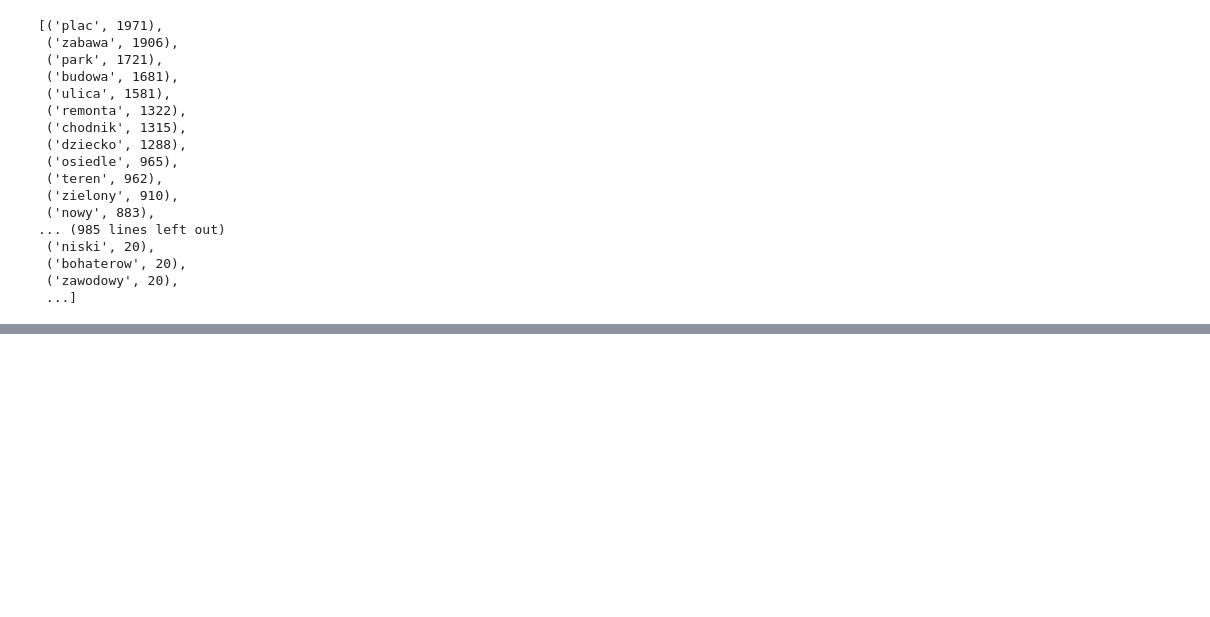
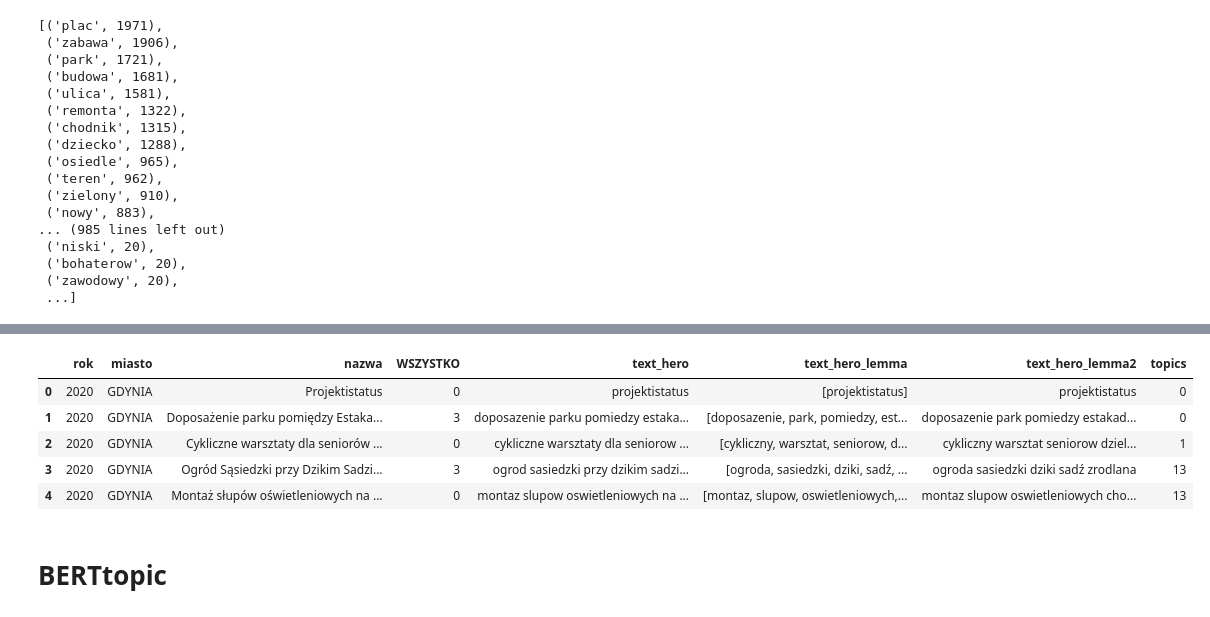
Before and after one commit to malowana/NLP_budzet_obywatelski, a Jupyter notebook: Budzet_obywatelski.ipynb, the cells around one changed output, grey strips where cells are left out. Cells and saved outputs as stored; diff of their text form; code cells hidden in the pictures; blank space fills up the shorter version.

```diff
--- a/Budzet_obywatelski.ipynb
+++ b/Budzet_obywatelski.ipynb
@@ -223,0 +182,5 @@ cnt.most_common()
+# %%
+processed_docs = df['text_hero_lemma']
+# %%
+vocab = gensim.corpora.Dictionary(processed_docs)
+len(vocab)
@@ -223,0 +194,3 @@ cnt.most_common()
+# %%
+bow_corpus = [vocab.doc2bow(doc) for doc in processed_docs]
+bow_corpus[10]
@@ -223,0 +268,13 @@ cnt.most_common()
+# %%
+df['topics'] = [int(str(sorted(lda_model[i],reverse=True,key=lambda x: x[1])[0][0]).zfill(3)) for i in bow_corpus]
+# %%
+df.head()
+# %% [output]
+|  | rok | miasto | nazwa | WSZYSTKO | text_hero | text_hero_lemma | text_hero_lemma2 | topics |
+| 0 | 2020 | GDYNIA | Projektistatus | 0 | projektistatus | [projektistatus] | projektistatus | 0 |
+| 1 | 2020 | GDYNIA | Doposażenie parku pomiędzy Estaka... | 3 | doposazenie parku pomiedzy estaka... | [doposazenie, park, pomiedzy, est... | doposazenie park pomiedzy estakad... | 0 |
+| 2 | 2020 | GDYNIA | Cykliczne warsztaty dla seniorów ... | 0 | cykliczne warsztaty dla seniorow ... | [cykliczny, warsztat, seniorow, d... | cykliczny warsztat seniorow dziel... | 1 |
+| 3 | 2020 | GDYNIA | Ogród Sąsiedzki przy Dzikim Sadzi... | 3 | ogrod sasiedzki przy dzikim sadzi... | [ogroda, sasiedzki, dziki, sadź, ... | ogroda sasiedzki dziki sadź zrodlana | 13 |
+| 4 | 2020 | GDYNIA | Montaż słupów oświetleniowych na ... | 0 | montaz slupow oswietleniowych na ... | [montaz, slupow, oswietleniowych,... | montaz slupow oswietleniowych cho... | 13 |
+# %% [markdown]
+# BERTtopic
```
Also changed, not shown: parts of 36 cells of this notebook.
